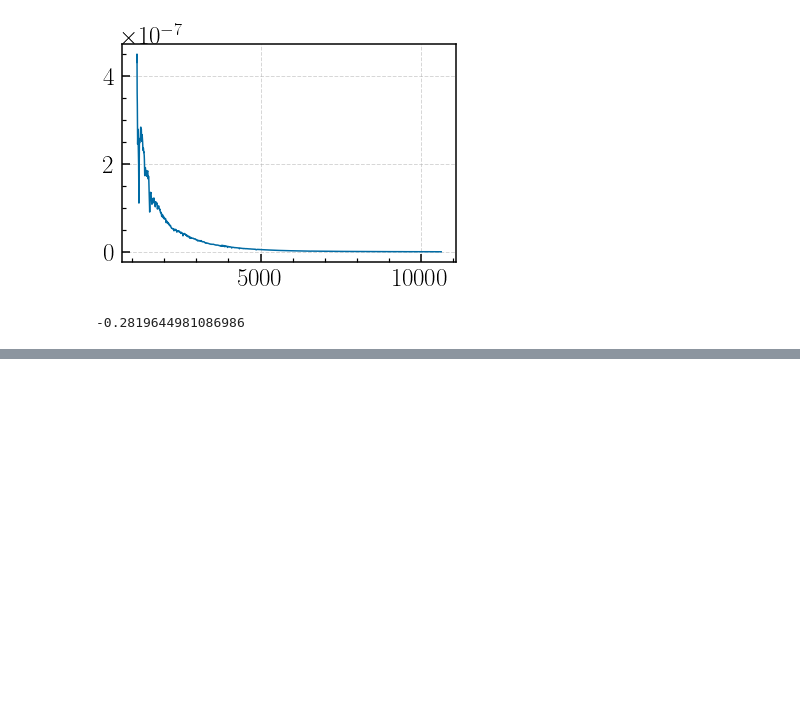
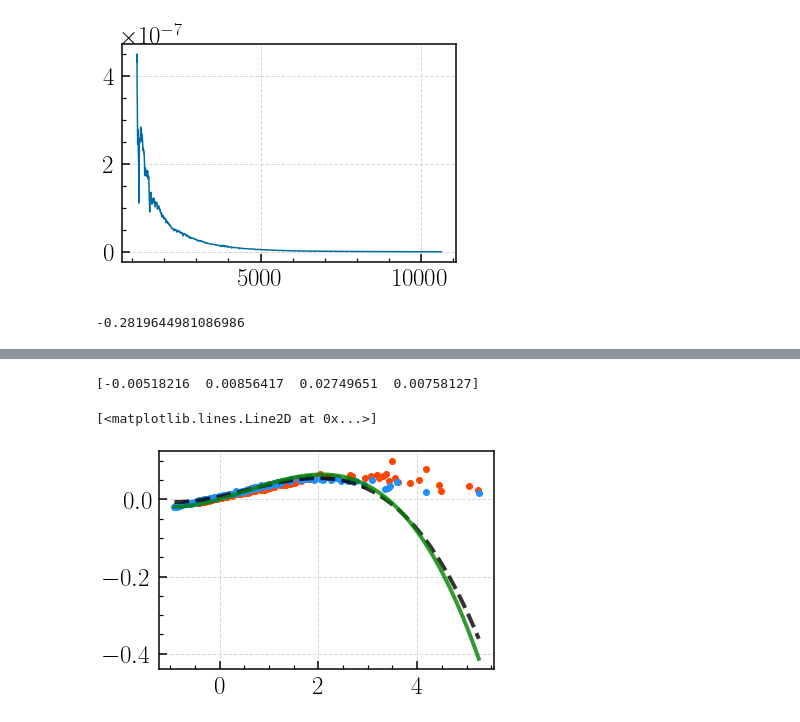
Before and after one commit to MerianSurvey/caterpillar, a Jupyter notebook: notebook/photocal/merian_filter_color_terms.ipynb, the cells around one changed output, grey strips where cells are left out. Drawn from its saved outputs; the diff is of its cells as text; code cells hidden in the pictures; blank space fills up the shorter version.

Commit message:
New color terms (including the broad band for DECam)

```diff
--- a/notebook/photocal/merian_filter_color_terms.ipynb
+++ b/notebook/photocal/merian_filter_color_terms.ipynb
@@ -142,6 +146,7 @@ filters_use['ps1_g'] = observate.load_filters(['ps1_g'], directory=filter_ps1)[0
 filters_use['ps1_r'] = observate.load_filters(['ps1_r'], directory=filter_ps1)[0]
 filters_use['ps1_i'] = observate.load_filters(['ps1_i'], directory=filter_ps1)[0]
 filters_use['ps1_z'] = observate.load_filters(['ps1_z'], directory=filter_ps1)[0]
+filters_use['ps1_y'] = observate.load_filters(['ps1_y'], directory=filter_ps1)[0]
 
 # DECam
 filters_use['decam_g'] = observate.load_filters(['decam_g'], directory=filter_decam)[0]
@@ -154,6 +159,7 @@ filters_use['hsc_g'] = observate.load_filters(['hsc_g'], directory=filter_hsc)[0
 filters_use['hsc_r'] = observate.load_filters(['hsc_r'], directory=filter_hsc)[0]
 filters_use['hsc_i'] = observate.load_filters(['hsc_i'], directory=filter_hsc)[0]
 filters_use['hsc_z'] = observate.load_filters(['hsc_z'], directory=filter_hsc)[0]
+filters_use['hsc_y'] = observate.load_filters(['hsc_y'], directory=filter_hsc)[0]
 
 # SDSS
 filters_use['sdss_g'] = observate.load_filters(['sdss_g0'])[0]
@@ -292,3 +295,26 @@ for spec in pk_files:
     pk_sum.append(star_sum)
 
 pk_tab = Table(pk_sum)
+# %%
+def get_color_terms(catalog, target, ref_1='ps1_g_ab', ref_2='ps1_i_ab',
+                    order=3, color_min=-1, color_max=4.5, show=True):
+    """Derive the color terms for photometric calibration."""
+    data = Table()
+    data['x'] = catalog[ref_1] - catalog[ref_2]
+    data['y'] = catalog[target] - catalog[ref_1]
+    data.sort('x')
+
+    color_mask = (data['x'] >= color_min) & (data['x'] <= color_max)
+    color_term = np.polyfit(data['x'][color_mask], data['y'][color_mask], order)
+
+    print(color_term)
+
+    x_pre = np.linspace(np.min(data['x']), np.max(data['x']), 100)
+    y_pre = np.poly1d(color_term)(x_pre)
+
+    if show:
+        plt.scatter(gs_tab[ref_1] - gs_tab[ref_2], gs_tab[target] - gs_tab[ref_1], color='orangered')
+        plt.scatter(pk_tab[ref_1] - pk_tab[ref_2], pk_tab[target] - pk_tab[ref_1], color='dodgerblue')
+        plt.plot(x_pre, y_pre, linestyle='--', alpha=0.8, linewidth=4, c='k')
+
+    return color_term, x_pre, y_pre
@@ -294,0 +327,14 @@ pk_tab = Table(pk_sum)
+# %%
+color_term, x_pre, y_pre = get_color_terms(
+    pk_tab, 'decam_g_ab', ref_1='ps1_g_ab', ref_2='ps1_i_ab',
+    order=3, color_min=-0.2, color_max=2.7)
+
+y_ref = 0.00062 + 0.03604 * x_pre + 0.01028 * (x_pre ** 2) - 0.00613 * (x_pre ** 3)
+plt.plot(x_pre, y_ref, linestyle='-', alpha=0.8, linewidth=4, c='g')
+
+#y_ref = 0.005728 + 0.061749 * x_pre - 0.001125 * (x_pre ** 2)
+#plt.plot(x_pre, y_ref, linestyle='-', alpha=0.8, linewidth=4, c='g')
+# %% [output]
+[-0.00518216  0.00856417  0.02749651  0.00758127]
+[<matplotlib.lines.Line2D at 0x...>]
+[figure, added]
```
Also changed, not shown: parts of 47 cells of this notebook.
